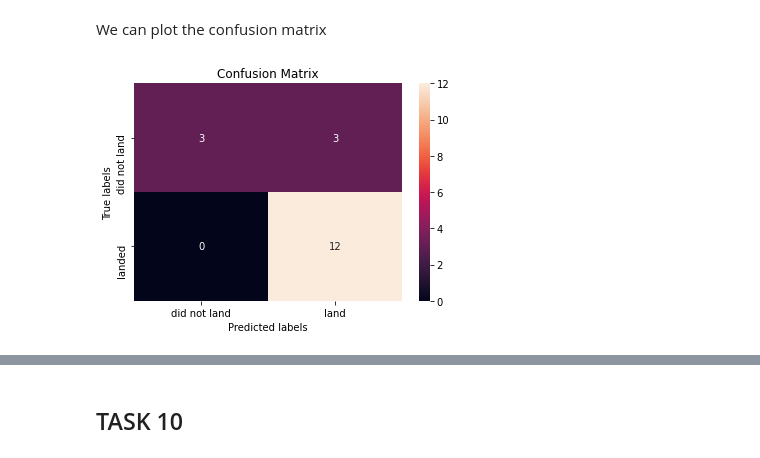
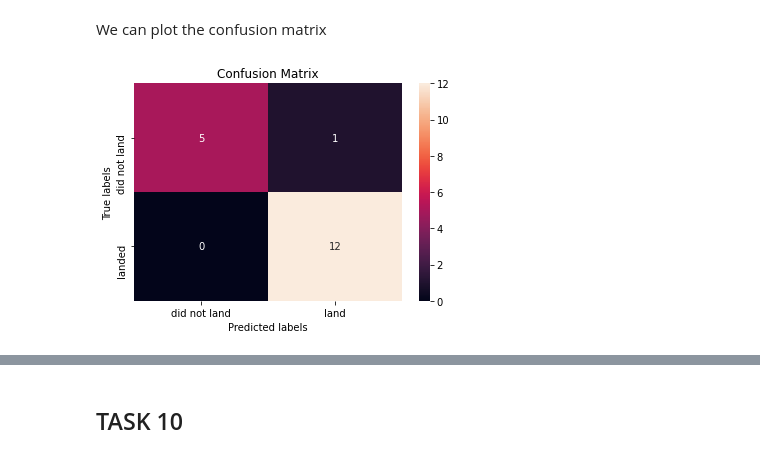
Before and after one commit to Bjarnelp/Machine-Learning-Capstone-Project, a Jupyter notebook: Machine Learning Prediction lab.ipynb, the cells around one changed output, grey strips where cells are left out. Saved outputs shown, nothing was run; the diff lists cells and outputs as text; code cells hidden in the pictures.

```diff
--- a/Machine Learning Prediction lab.ipynb
+++ b/Machine Learning Prediction lab.ipynb
@@ -275,7 +269,7 @@ tree_cv.score(X_test,Y_test)
 # %% [markdown]
 We can plot the confusion matrix
 # %%
-yhat = svm_cv.predict(X_test)
+yhat = tree_cv.predict(X_test)
 plot_confusion_matrix(Y_test,yhat)
 # %% [output]
-[figure, old version]
+[figure, new version]
```
Also changed, not shown: parts of 7 cells of this notebook.
